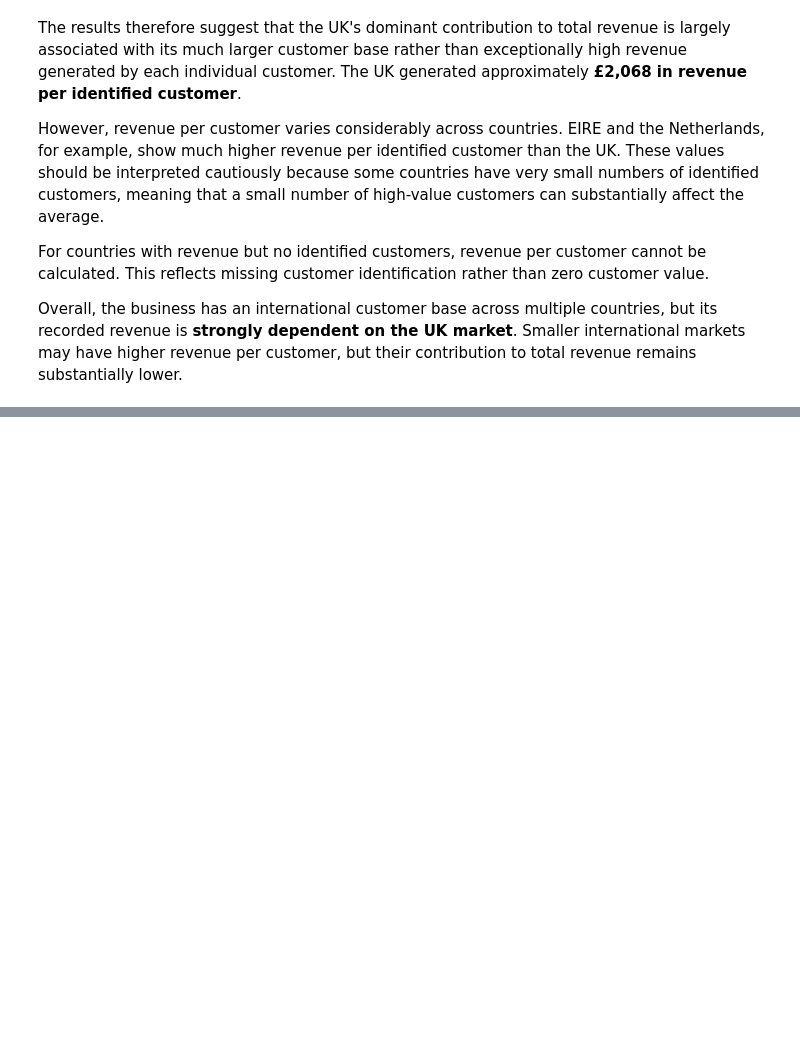
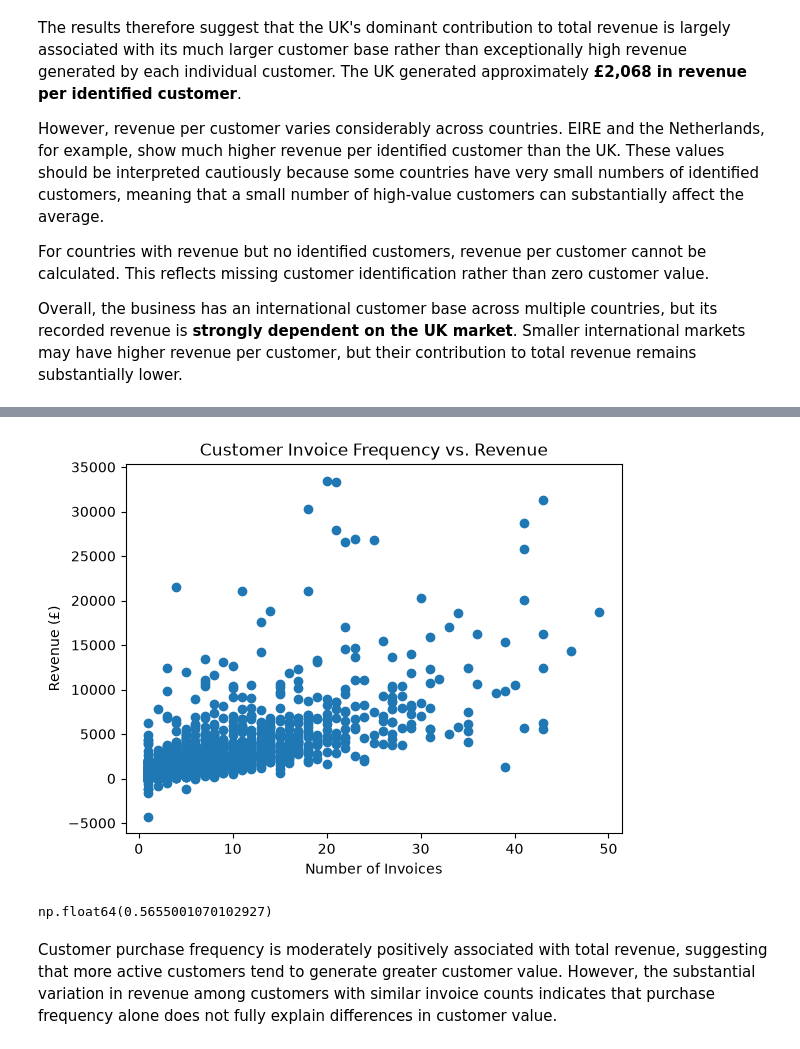
Before and after one commit to emanbrl/ecommerce-sales-customer-analysis, a Jupyter notebook: notebooks/03_EDA.ipynb, the cells around one changed output, grey strips where cells are left out. Cells and saved outputs as stored; diff of their text form; code cells hidden in the pictures; blank space fills up the shorter version.

```diff
--- a/notebooks/03_EDA.ipynb
+++ b/notebooks/03_EDA.ipynb
@@ -927,0 +988,19 @@ Name: count, Length: 65, dtype: int64
+# %%
+main_customers = customer_summary[
+    (customer_summary["InvoiceNo"] < 50) &
+    (customer_summary["Revenue"] < 50000)
+]
+# %%
+plt.scatter(main_customers["InvoiceNo"], main_customers["Revenue"])
+plt.title("Customer Invoice Frequency vs. Revenue")
+plt.xlabel("Number of Invoices")
+plt.ylabel("Revenue (£)")
+plt.show()
+# %% [output]
+[figure, added]
+# %%
+customer_summary["InvoiceNo"].corr(customer_summary["Revenue"])
+# %% [output]
+np.float64(0.5655001070102927)
+# %% [markdown]
+Customer purchase frequency is moderately positively associated with total revenue, suggesting that more active customers tend to generate greater customer value. However, the substantial variation in revenue among customers with similar invoice counts indicates that purchase frequency alone does not fully explain differences in customer value.
```
Also changed, not shown: parts of 16 cells of this notebook.
